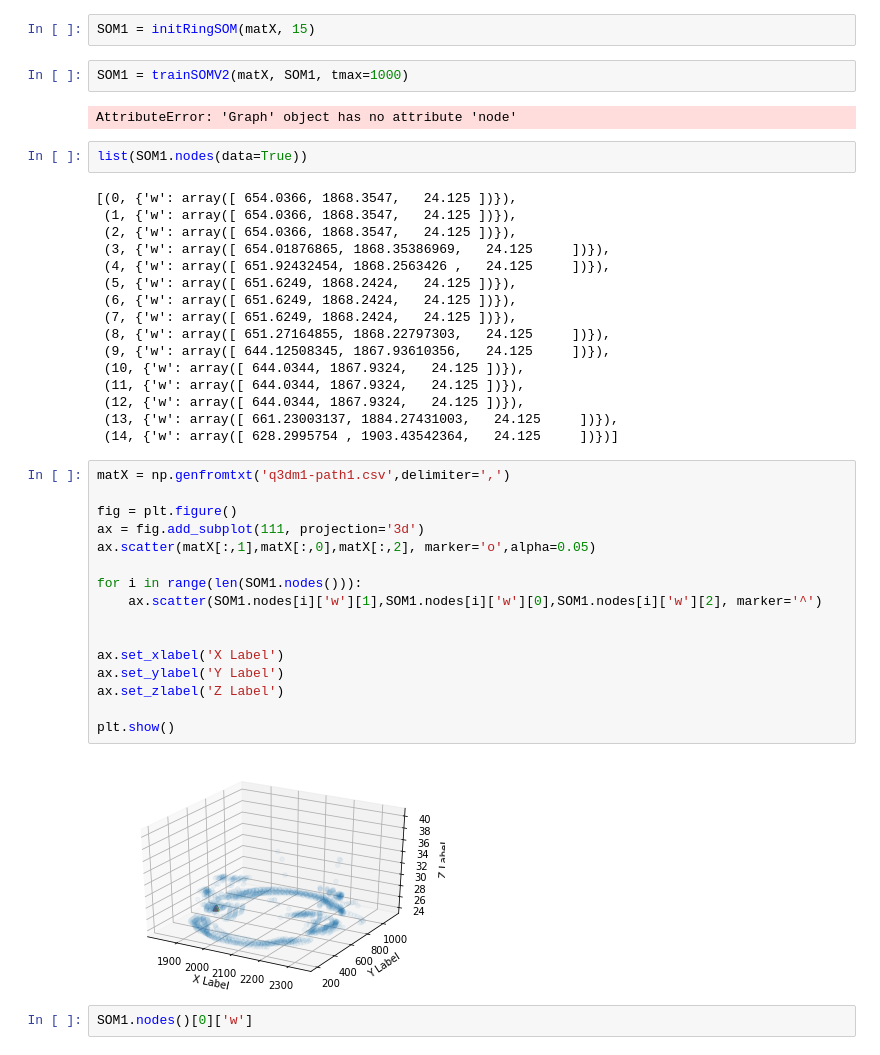
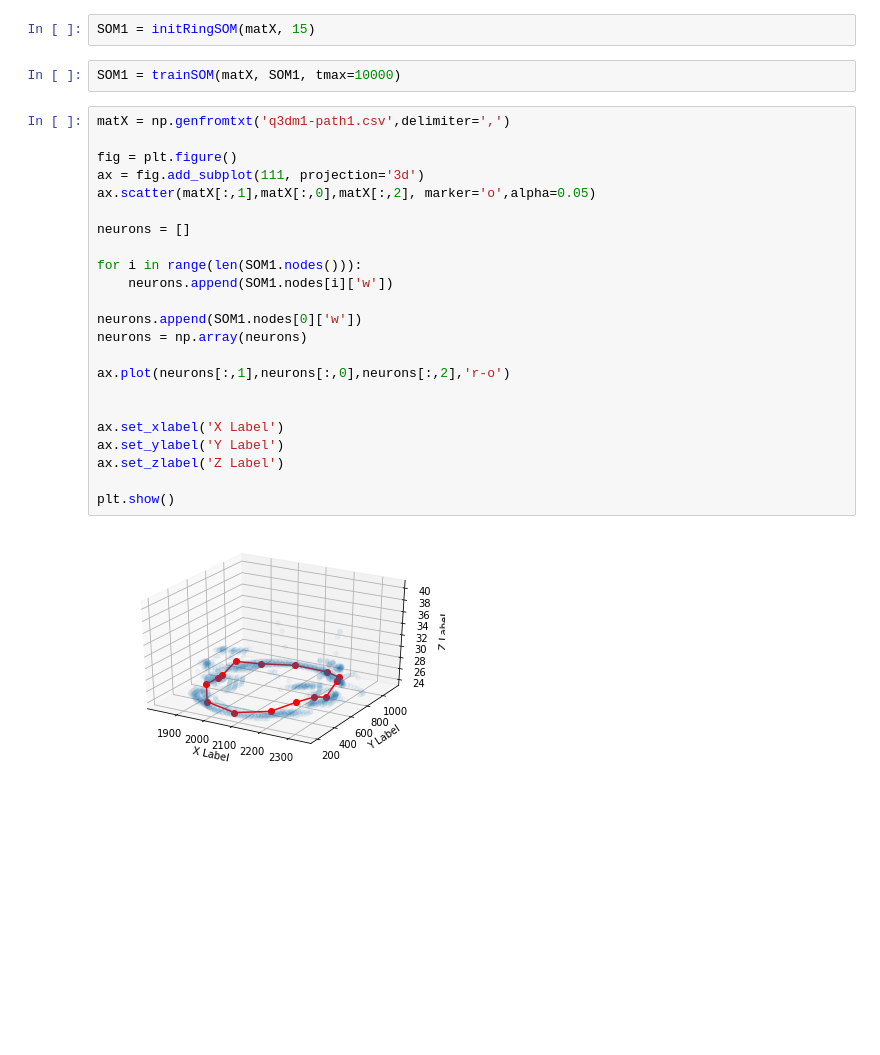
Before and after one commit to AleRiccardi/game-ai-course, a Jupyter notebook: 11_SOM-1/ass11.ipynb, the cells around one changed output. Drawn from its saved outputs; the diff is of its cells as text; blank space fills up the shorter version.

```diff
--- a/11_SOM-1/ass11.ipynb
+++ b/11_SOM-1/ass11.ipynb
@@ -97,44 +70,29 @@ def trainSOM(matX, G, tmax=1000, sigma0=1., eta0=1.):
 # %%
 SOM1 = initRingSOM(matX, 15)
 # %%
-SOM1 = trainSOMV2(matX, SOM1, tmax=1000)
+SOM1 = trainSOM(matX, SOM1, tmax=10000)
-# %% [output]
-AttributeError: 'Graph' object has no attribute 'node'
-# %%
-list(SOM1.nodes(data=True))
-# %% [output]
-[(0, {'w': array([ 654.0366, 1868.3547,   24.125 ])}),
- (1, {'w': array([ 654.0366, 1868.3547,   24.125 ])}),
- (2, {'w': array([ 654.0366, 1868.3547,   24.125 ])}),
- (3, {'w': array([ 654.01876865, 1868.35386969,   24.125     ])}),
- (4, {'w': array([ 651.92432454, 1868.2563426 ,   24.125     ])}),
- (5, {'w': array([ 651.6249, 1868.2424,   24.125 ])}),
- (6, {'w': array([ 651.6249, 1868.2424,   24.125 ])}),
- (7, {'w': array([ 651.6249, 1868.2424,   24.125 ])}),
- (8, {'w': array([ 651.27164855, 1868.22797303,   24.125     ])}),
- (9, {'w': array([ 644.12508345, 1867.93610356,   24.125     ])}),
- (10, {'w': array([ 644.0344, 1867.9324,   24.125 ])}),
- (11, {'w': array([ 644.0344, 1867.9324,   24.125 ])}),
- (12, {'w': array([ 644.0344, 1867.9324,   24.125 ])}),
- (13, {'w': array([ 661.23003137, 1884.27431003,   24.125     ])}),
- (14, {'w': array([ 628.2995754 , 1903.43542364,   24.125     ])})]
 # %%
 matX = np.genfromtxt('q3dm1-path1.csv',delimiter=',')
 
 fig = plt.figure()
 ax = fig.add_subplot(111, projection='3d')
 ax.scatter(matX[:,1],matX[:,0],matX[:,2], marker='o',alpha=0.05)
 
+neurons = []
+
 for i in range(len(SOM1.nodes())):
-    ax.scatter(SOM1.nodes[i]['w'][1],SOM1.nodes[i]['w'][0],SOM1.nodes[i]['w'][2], marker='^')
+    neurons.append(SOM1.nodes[i]['w'])
+
+neurons.append(SOM1.nodes[0]['w'])
+neurons = np.array(neurons)
+
+ax.plot(neurons[:,1],neurons[:,0],neurons[:,2],'r-o')
 
 
 ax.set_xlabel('X Label')
 ax.set_ylabel('Y Label')
 ax.set_zlabel('Z Label')
 
 plt.show()
 # %% [output]
-[figure, old version]
+[figure, new version]
-# %%
-SOM1.nodes()[0]['w']
```
Also changed, not shown: parts of 1 cell of this notebook, 3 other files.
